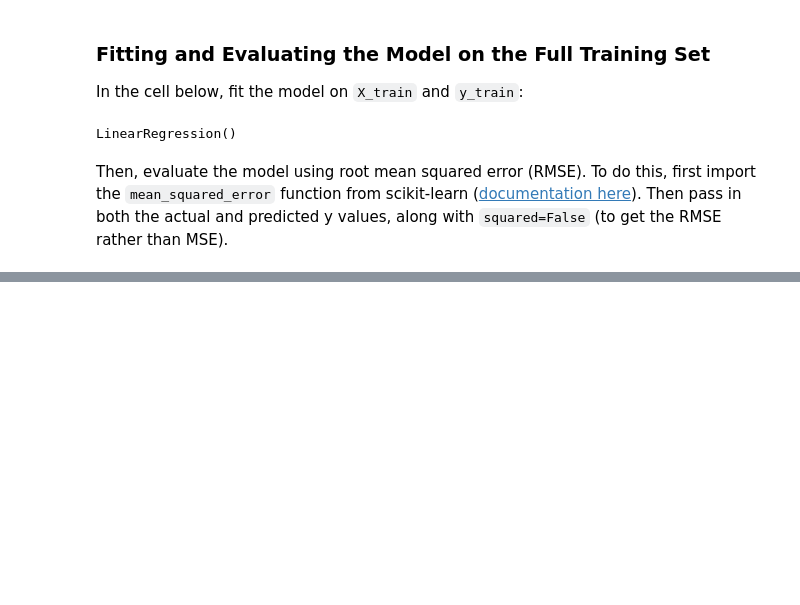
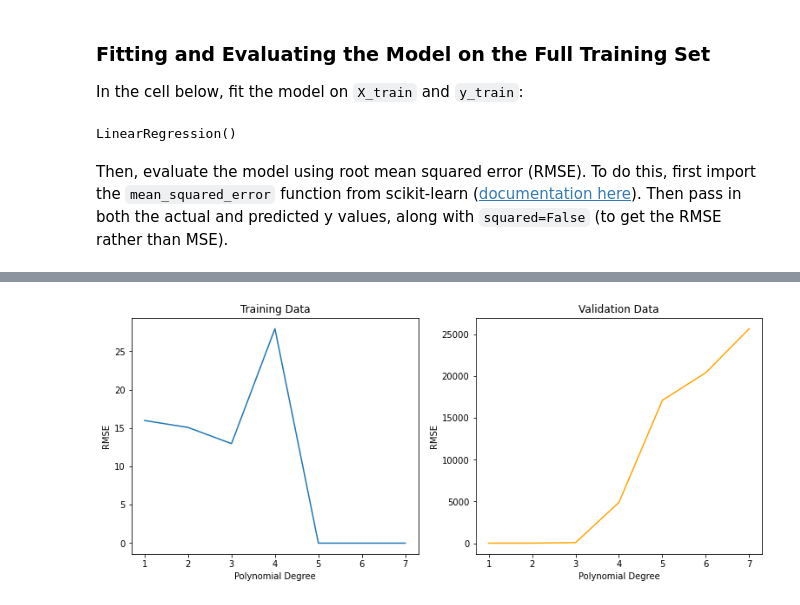
Before and after one commit to zshoorbajee/dsc-ml-fundamentals-lab, a Jupyter notebook: index.ipynb, the cells around one changed output, grey strips where cells are left out. Saved outputs shown, nothing was run; the diff lists cells and outputs as text; code cells hidden in the pictures; blank space fills up the shorter version.

```diff
--- a/index.ipynb
+++ b/index.ipynb
@@ -259,0 +309,11 @@ In the next step, we'll attempt to reduce underfitting by applying some polynomi
+# %%
+
+# Fit baseline_model
+baseline_model.fit(X_train_poly, y_train)
+
+# Make predictions
+y_pred_poly = baseline_model.predict(X_train_poly)
+
+# Find the RMSE on the full X_train_poly and y_train
+poly_rmse = mean_squared_error(y_train, y_pred_poly, squared=False)
+poly_rmse
@@ -259,0 +371,42 @@ In the next step, we'll attempt to reduce underfitting by applying some polynomi
+# %%
+
+# Create lists of RMSE values
+train_rmse = []
+val_rmse = []
+
+# Create list of degrees we want to consider
+degrees = list(range(1,8))
+
+for degree in degrees:
+    # Create transformer of relevant degree and transform X_train
+    poly = PolynomialFeatures(degree)
+    X_train_poly = poly.fit_transform(X_train)
+    baseline_model.fit(X_train_poly, y_train)
+
+    # RMSE for training data
+    y_pred_poly = baseline_model.predict(X_train_poly)
+    train_rmse.append(mean_squared_error(y_train, y_pred_poly, squared=False))
+
+    # RMSE for validation data
+    poly_cv = cross_val_score(baseline_model, X_train_poly, y_train, scoring="neg_root_mean_squared_error")
+    val_rmse.append(-(poly_cv.mean()))
+
+# Set up plot
+import matplotlib.pyplot as plt
+fig, (ax1, ax2) = plt.subplots(ncols=2, figsize=(13,5))
+
+# Plot RMSE for training data
+ax1.plot(degrees, train_rmse)
+ax1.set_title("Training Data")
+
+# Plot RMSE for validation data
+ax2.plot(degrees, val_rmse, color="orange")
+ax2.set_title("Validation Data")
+
+# Shared attributes for plots
+for ax in (ax1, ax2):
+    ax.set_xticks(degrees)
+    ax.set_xlabel("Polynomial Degree")
+    ax.set_ylabel("RMSE")
+# %% [output]
+[figure, added]
```
Also changed, not shown: parts of 65 cells of this notebook, 4 other files.
